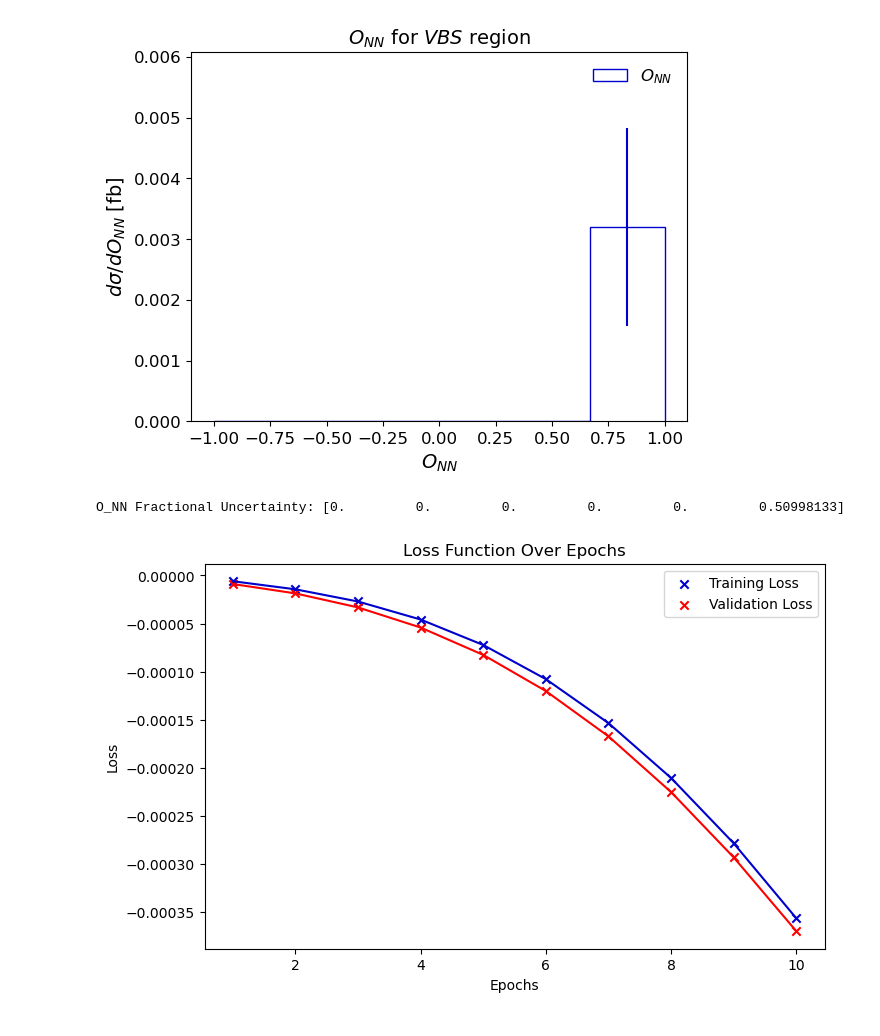
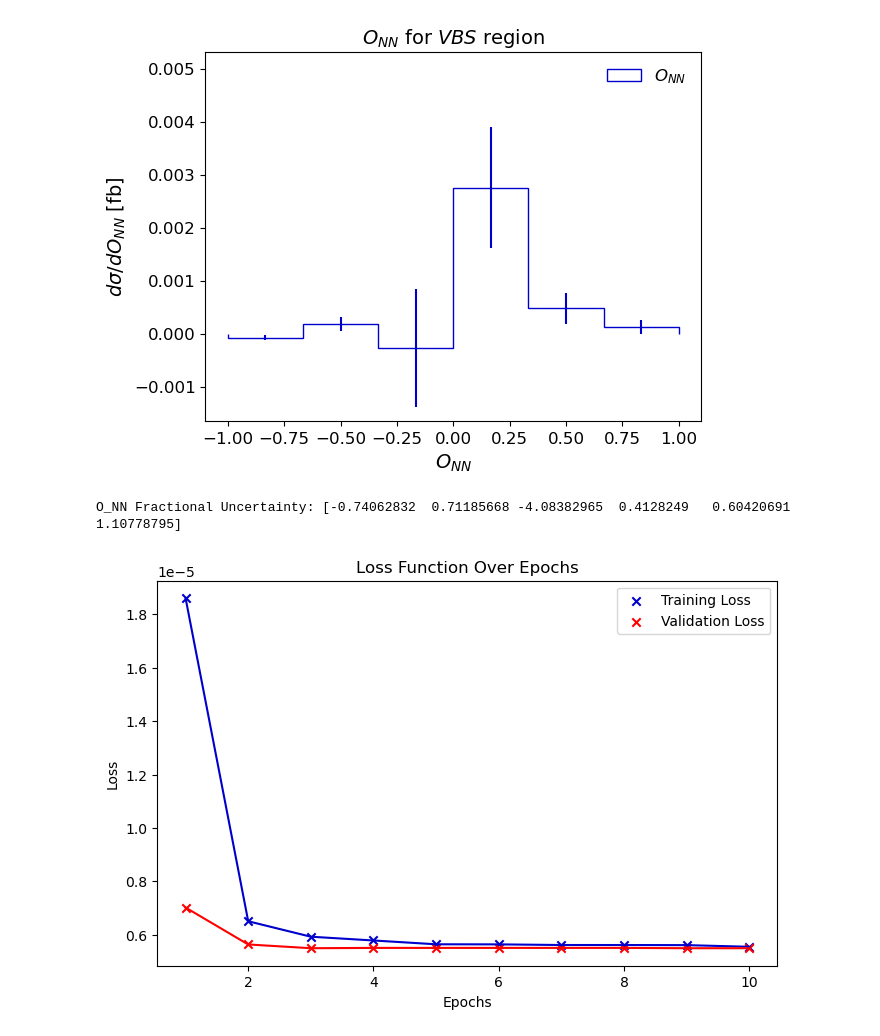
Before and after one commit to finfullerton/MPhys-Project, a Jupyter notebook: TensorFlow/Triboson_cuts_4_TensorFlow.ipynb, the cells around one changed output. Drawn from its saved outputs; the diff is of its cells as text; code cells hidden in the pictures.

Commit message:
use absolute weights in training

```diff
--- a/TensorFlow/Triboson_cuts_4_TensorFlow.ipynb
+++ b/TensorFlow/Triboson_cuts_4_TensorFlow.ipynb
@@ -11,7 +11,7 @@ from sklearn.model_selection import train_test_split
 import keras_tuner
 from tensorflow import keras
 from sklearn.preprocessing import StandardScaler
-from sklearn.preprocessing import MinMaxScaler
+#from sklearn.preprocessing import MinMaxScaler
 import pandas as pd
 import pyarrow.feather as feather
 
@@ -91,7 +91,7 @@ def di_transverse_momentum(particle_1, *particle_2):
     print(np.min(diparticle_momentum))
     return diparticle_momentum
 
-def electron_muon_cuts(events, cross_section, k_factor):
+def electron_muon_cuts(events):
     cut_flow_counts = {
         'Initial': len(events),
         'Single Lepton Selection': 0,
@@ -353,7 +353,7 @@ def VBS_JJ_ML_observable_training(x_data, y_data, weight_data):
     unique, counts = np.unique(y_data, return_counts=True)
     print("Class Distribution (Full Dataset):", dict(zip(unique, counts)))
 
-    x_train, x_test, y_train, y_test, train_weights, test_weights = train_test_split(x_data, y_data, weight_data, test_size=0.2, random_state=42)
+    x_train, x_test, y_train, y_test, train_weights, test_weights = train_test_split(x_data, y_data, abs(weight_data), test_size=0.2, random_state=42)
     x_validate, x_test, y_validate, y_test, validate_weights, test_weights = train_test_split(x_test, y_test, test_weights, test_size=0.5, random_state=42)
 
     unique_train, counts_train = np.unique(y_train, return_counts=True)
@@ -369,14 +369,10 @@ def VBS_JJ_ML_observable_training(x_data, y_data, weight_data):
     model = tf.keras.models.Sequential([
         tf.keras.Input(shape=(x_train.shape[1],)),
         tf.keras.layers.Dense(16, activation='relu'),
+        tf.keras.layers.Dense(16, activation='relu'),
         tf.keras.layers.Dense(2)
     ])
-
-    predictions = model(x_train[:1]).numpy()
-    tf.nn.softmax(predictions).numpy() #doing this will produce incorrect probabilites?
-
     loss_fn = tf.keras.losses.SparseCategoricalCrossentropy(from_logits=True) #and with =False is bad
-    loss_fn(y_train[:1], predictions).numpy()
 
     model.compile(optimizer='adam', loss=loss_fn, metrics=['accuracy'])
     history = model.fit(x_train, y_train, sample_weight=train_weights, epochs=epoch_number, validation_data=(x_validate, y_validate, validate_weights))
@@ -386,9 +382,8 @@ def VBS_JJ_ML_observable_training(x_data, y_data, weight_data):
     training_loss = history.history['loss']
     validation_loss = history.history['val_loss']
 
-    probability_model = tf.keras.Sequential([model,tf.keras.layers.Softmax()]) #and this
-
-    final_results = probability_model.predict(x_data)
+    final_results = model.predict(x_data)
+    final_results = tf.nn.softmax(final_results).numpy() #doing this will produce incorrect probabilites?
 
     for i in final_results:
         print(i)
@@ -477,9 +472,9 @@ def __main__():
     plus_k_factor = 136 / 73.69
     minus_k_factor = 76 / 39.26
 
-    plus_filtered_events_0, filtered_weights_0, plus_cut_flow_counts_0 = electron_muon_cuts(plus_events_0, plus_cross_section, plus_k_factor)
-    plus_filtered_events_1, filtered_weights_1, plus_cut_flow_counts_1 = electron_muon_cuts(plus_events_1, plus_cross_section, plus_k_factor)
-    plus_filtered_events_2, filtered_weights_2, plus_cut_flow_counts_2 = electron_muon_cuts(plus_events_2, plus_cross_section, plus_k_factor)
+    plus_filtered_events_0, filtered_weights_0, plus_cut_flow_counts_0 = electron_muon_cuts(plus_events_0)
+    plus_filtered_events_1, filtered_weights_1, plus_cut_flow_counts_1 = electron_muon_cuts(plus_events_1)
+    plus_filtered_events_2, filtered_weights_2, plus_cut_flow_counts_2 = electron_muon_cuts(plus_events_2)
 
     plus_final_filtered_events_0, plus_final_filtered_weights_0 = jet_cuts(plus_filtered_events_0, plus_events_0, filtered_weights_0, plus_k_factor, plus_cut_flow_counts_0)
     plus_final_filtered_events_1, plus_final_filtered_weights_1 = jet_cuts(plus_filtered_events_1, plus_events_1, filtered_weights_1, plus_k_factor, plus_cut_flow_counts_1)
@@ -513,3 +508,3 @@ chi_squared_1 about y=0: nan
-[figure, old version]
+[figure, new version]
-O_NN Fractional Uncertainty: [0.         0.         0.         0.         0.         0.50998133]
+O_NN Fractional Uncertainty: [-0.74062832  0.71185668 -4.08382965  0.4128249   0.60420691  1.10778795]
-[figure, old version]
+[figure, new version]
```
Also changed, not shown: parts of 1 cell of this notebook, 2 other files.
